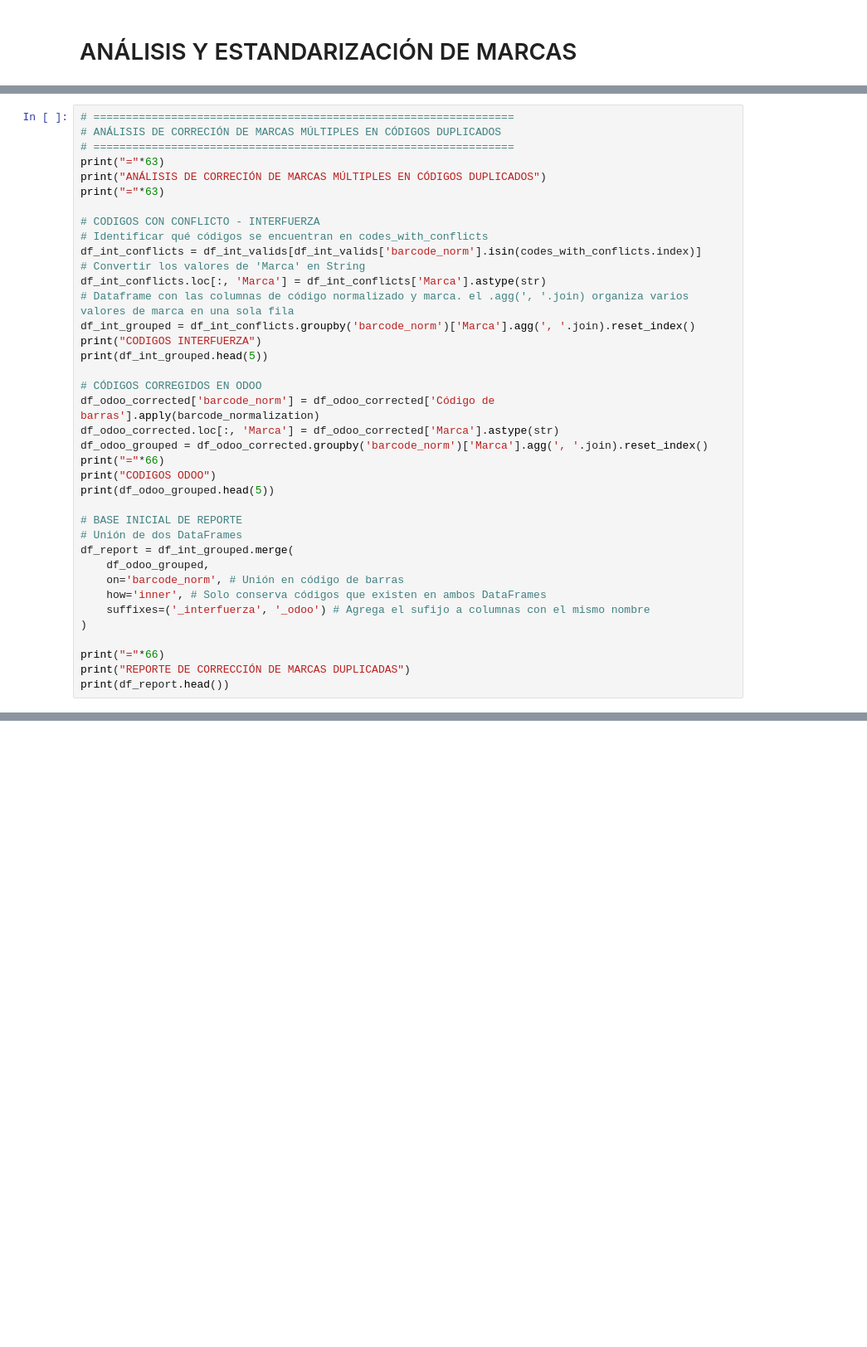
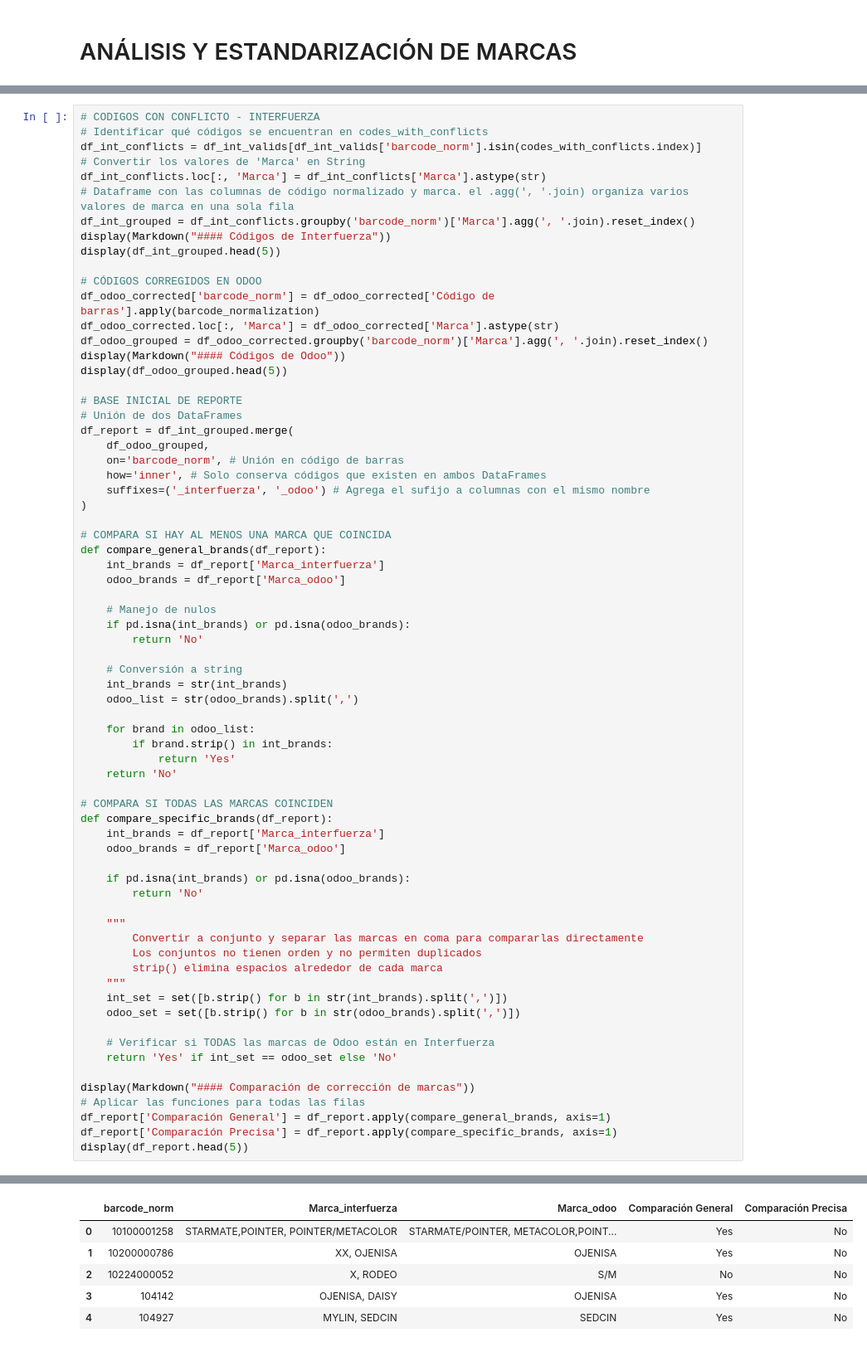
Before and after one commit to JahirCDev/ProjectStandardization, a Jupyter notebook: notebooks/OdooBrands.ipynb, the cells around one changed output, grey strips where cells are left out. Shown at 83% size. Drawn from its saved outputs; the diff is of its cells as text; blank space fills up the shorter version.

```diff
--- a/notebooks/OdooBrands.ipynb
+++ b/notebooks/OdooBrands.ipynb
@@ -212,11 +229,4 @@ Name: 3, dtype: object
 # %%
-# =================================================================
-# ANÁLISIS DE CORRECIÓN DE MARCAS MÚLTIPLES EN CÓDIGOS DUPLICADOS
-# =================================================================
-print("="*63)
-print("ANÁLISIS DE CORRECIÓN DE MARCAS MÚLTIPLES EN CÓDIGOS DUPLICADOS")
-print("="*63)
-
 # CODIGOS CON CONFLICTO - INTERFUERZA
 # Identificar qué códigos se encuentran en codes_with_conflicts
 df_int_conflicts = df_int_valids[df_int_valids['barcode_norm'].isin(codes_with_conflicts.index)]
@@ -224,16 +234,15 @@ df_int_conflicts = df_int_valids[df_int_valids['barcode_norm'].isin(codes_with_c
 df_int_conflicts.loc[:, 'Marca'] = df_int_conflicts['Marca'].astype(str)
 # Dataframe con las columnas de código normalizado y marca. el .agg(', '.join) organiza varios valores de marca en una sola fila
 df_int_grouped = df_int_conflicts.groupby('barcode_norm')['Marca'].agg(', '.join).reset_index()
-print("CODIGOS INTERFUERZA")
-print(df_int_grouped.head(5))
+display(Markdown("#### Códigos de Interfuerza"))
+display(df_int_grouped.head(5))
 
 # CÓDIGOS CORREGIDOS EN ODOO
 df_odoo_corrected['barcode_norm'] = df_odoo_corrected['Código de barras'].apply(barcode_normalization)
 df_odoo_corrected.loc[:, 'Marca'] = df_odoo_corrected['Marca'].astype(str)
 df_odoo_grouped = df_odoo_corrected.groupby('barcode_norm')['Marca'].agg(', '.join).reset_index()
-print("="*66)
-print("CODIGOS ODOO")
-print(df_odoo_grouped.head(5))
+display(Markdown("#### Códigos de Odoo"))
+display(df_odoo_grouped.head(5))
 
 # BASE INICIAL DE REPORTE
 # Unión de dos DataFrames
@@ -244,7 +253,46 @@ df_report = df_int_grouped.merge(
     suffixes=('_interfuerza', '_odoo') # Agrega el sufijo a columnas con el mismo nombre
 )
 
-print("="*66)
-print("REPORTE DE CORRECCIÓN DE MARCAS DUPLICADAS")
-print(df_report.head())
+# COMPARA SI HAY AL MENOS UNA MARCA QUE COINCIDA
+def compare_general_brands(df_report):
+    int_brands = df_report['Marca_interfuerza']
+    odoo_brands = df_report['Marca_odoo']
+
+    # Manejo de nulos
+    if pd.isna(int_brands) or pd.isna(odoo_brands):
+        return 'No'
+
+    # Conversión a string
+    int_brands = str(int_brands)
+    odoo_list = str(odoo_brands).split(',')
+
+    for brand in odoo_list:
+        if brand.strip() in int_brands:
+            return 'Yes'
+    return 'No'
+
+# COMPARA SI TODAS LAS MARCAS COINCIDEN
+def compare_specific_brands(df_report):
+    int_brands = df_report['Marca_interfuerza']
+    odoo_brands = df_report['Marca_odoo']
+
+    if pd.isna(int_brands) or pd.isna(odoo_brands):
+        return 'No'
+
+    """
+        Convertir a conjunto y separar las marcas en coma para compararlas directamente
+        Los conjuntos no tienen orden y no permiten duplicados
+        strip() elimina espacios alrededor de cada marca
+    """
+    int_set = set([b.strip() for b in str(int_brands).split(',')])
+    odoo_set = set([b.strip() for b in str(odoo_brands).split(',')])
+
+    # Verificar si TODAS las marcas de Odoo están en Interfuerza
+    return 'Yes' if int_set == odoo_set else 'No'
+
+display(Markdown("#### Comparación de corrección de marcas"))
+# Aplicar las funciones para todas las filas
+df_report['Comparación General'] = df_report.apply(compare_general_brands, axis=1)
+df_report['Comparación Precisa'] = df_report.apply(compare_specific_brands, axis=1)
+display(df_report.head(5))
 # %% [output]
@@ -267,0 +314,6 @@ CODIGOS ODOO
+|  | barcode_norm | Marca_interfuerza | Marca_odoo | Comparación General | Comparación Precisa |
+| 0 | 10100001258 | STARMATE,POINTER, POINTER/METACOLOR | STARMATE/POINTER, METACOLOR,POINT... | Yes | No |
+| 1 | 10200000786 | XX, OJENISA | OJENISA | Yes | No |
+| 2 | 10224000052 | X, RODEO | S/M | No | No |
+| 3 | 104142 | OJENISA, DAISY | OJENISA | Yes | No |
+| 4 | 104927 | MYLIN, SEDCIN | SEDCIN | Yes | No |
```
Also changed, not shown: parts of 23 cells of this notebook.
